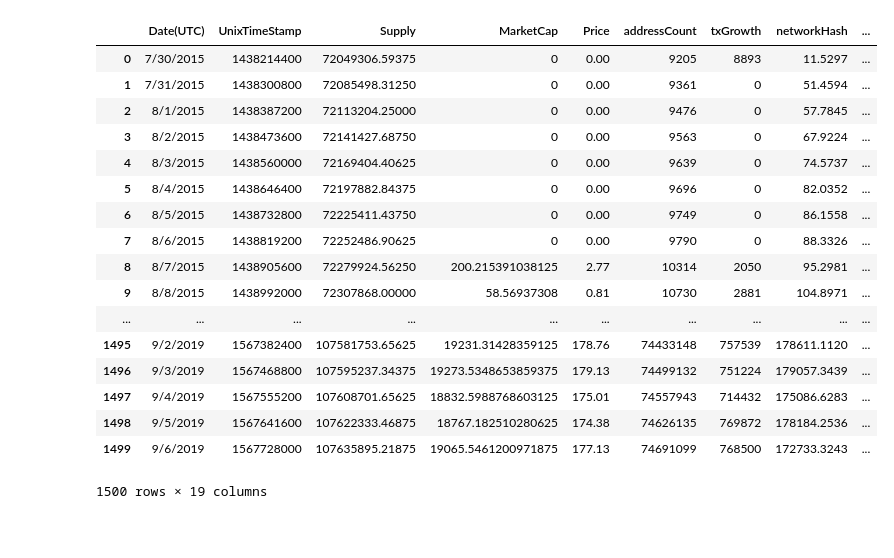
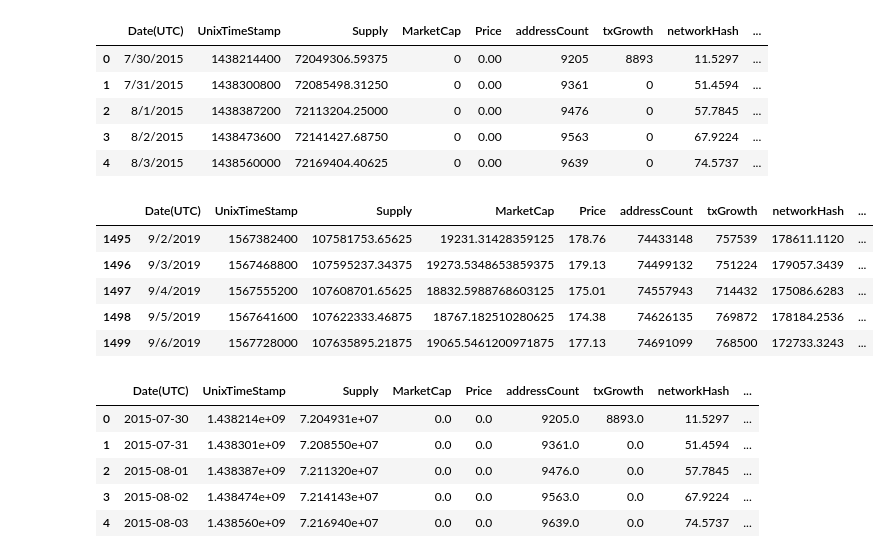
Before and after one commit to y4m4rx/appliedDataScienceProject, a Jupyter notebook: Data Clean/Project.ipynb, the cells around one changed output. Drawn from its saved outputs; the diff is of its cells as text; code cells hidden in the pictures; blank space fills up the shorter version.

```diff
--- a/Data Clean/Project.ipynb
+++ b/Data Clean/Project.ipynb
@@ -88,25 +77,38 @@ df_data["uncles"] = dfUncles.Value.values
 df_data["btcPrice"] = dfBTCPrice[1:].sort_index(ascending=False).Price.values
 # %%
-df_data
+df_data.head()
 # %% [output]
 |  | Date(UTC) | UnixTimeStamp | Supply | MarketCap | Price | addressCount | txGrowth | networkHash | ... |
 | 0 | 7/30/2015 | 1438214400 | 72049306.59375 | 0 | 0.00 | 9205 | 8893 | 11.5297 | ... |
 | 1 | 7/31/2015 | 1438300800 | 72085498.31250 | 0 | 0.00 | 9361 | 0 | 51.4594 | ... |
 | 2 | 8/1/2015 | 1438387200 | 72113204.25000 | 0 | 0.00 | 9476 | 0 | 57.7845 | ... |
 | 3 | 8/2/2015 | 1438473600 | 72141427.68750 | 0 | 0.00 | 9563 | 0 | 67.9224 | ... |
 | 4 | 8/3/2015 | 1438560000 | 72169404.40625 | 0 | 0.00 | 9639 | 0 | 74.5737 | ... |
-| 5 | 8/4/2015 | 1438646400 | 72197882.84375 | 0 | 0.00 | 9696 | 0 | 82.0352 | ... |
-| 6 | 8/5/2015 | 1438732800 | 72225411.43750 | 0 | 0.00 | 9749 | 0 | 86.1558 | ... |
-| 7 | 8/6/2015 | 1438819200 | 72252486.90625 | 0 | 0.00 | 9790 | 0 | 88.3326 | ... |
-| 8 | 8/7/2015 | 1438905600 | 72279924.56250 | 200.215391038125 | 2.77 | 10314 | 2050 | 95.2981 | ... |
-| 9 | 8/8/2015 | 1438992000 | 72307868.00000 | 58.56937308 | 0.81 | 10730 | 2881 | 104.8971 | ... |
-| ... | ... | ... | ... | ... | ... | ... | ... | ... | ... |
-| 1495 | 9/2/2019 | 1567382400 | 107581753.65625 | 19231.31428359125 | 178.76 | 74433148 | 757539 | 178611.1120 | ... |
-| 1496 | 9/3/2019 | 1567468800 | 107595237.34375 | 19273.5348653859375 | 179.13 | 74499132 | 751224 | 179057.3439 | ... |
-| 1497 | 9/4/2019 | 1567555200 | 107608701.65625 | 18832.5988768603125 | 175.01 | 74557943 | 714432 | 175086.6283 | ... |
-| 1498 | 9/5/2019 | 1567641600 | 107622333.46875 | 18767.182510280625 | 174.38 | 74626135 | 769872 | 178184.2536 | ... |
-| 1499 | 9/6/2019 | 1567728000 | 107635895.21875 | 19065.5461200971875 | 177.13 | 74691099 | 768500 | 172733.3243 | ... |
-1500 rows × 19 columns
+# %%
+df_data.tail()
+# %% [output]
+|  | Date(UTC) | UnixTimeStamp | Supply | MarketCap | Price | addressCount | txGrowth | networkHash | ... |
+| 1495 | 9/2/2019 | 1567382400 | 107581753.65625 | 19231.31428359125 | 178.76 | 74433148 | 757539 | 178611.1120 | ... |
+| 1496 | 9/3/2019 | 1567468800 | 107595237.34375 | 19273.5348653859375 | 179.13 | 74499132 | 751224 | 179057.3439 | ... |
+| 1497 | 9/4/2019 | 1567555200 | 107608701.65625 | 18832.5988768603125 | 175.01 | 74557943 | 714432 | 175086.6283 | ... |
+| 1498 | 9/5/2019 | 1567641600 | 107622333.46875 | 18767.182510280625 | 174.38 | 74626135 | 769872 | 178184.2536 | ... |
+| 1499 | 9/6/2019 | 1567728000 | 107635895.21875 | 19065.5461200971875 | 177.13 | 74691099 | 768500 | 172733.3243 | ... |
+# %%
+# Converting from str
+df_data.replace(',','', inplace=True,regex=True)
+
+df_data1 = df_data.loc[:, df_data.columns != 'Date(UTC)'].astype('float')
+df_data['Date(UTC)'] = df_data['Date(UTC)'].astype('datetime64')
+df_data.loc[:, df_data.columns != 'Date(UTC)'] = df_data1
+
+df_data.head()
+# %% [output]
+|  | Date(UTC) | UnixTimeStamp | Supply | MarketCap | Price | addressCount | txGrowth | networkHash | ... |
+| 0 | 2015-07-30 | 1.438214e+09 | 7.204931e+07 | 0.0 | 0.0 | 9205.0 | 8893.0 | 11.5297 | ... |
+| 1 | 2015-07-31 | 1.438301e+09 | 7.208550e+07 | 0.0 | 0.0 | 9361.0 | 0.0 | 51.4594 | ... |
+| 2 | 2015-08-01 | 1.438387e+09 | 7.211320e+07 | 0.0 | 0.0 | 9476.0 | 0.0 | 57.7845 | ... |
+| 3 | 2015-08-02 | 1.438474e+09 | 7.214143e+07 | 0.0 | 0.0 | 9563.0 | 0.0 | 67.9224 | ... |
+| 4 | 2015-08-03 | 1.438560e+09 | 7.216940e+07 | 0.0 | 0.0 | 9639.0 | 0.0 | 74.5737 | ... |
 # %%
 df_data.info()
 # %% [output]
```
Also changed, not shown: parts of 5 cells of this notebook.
